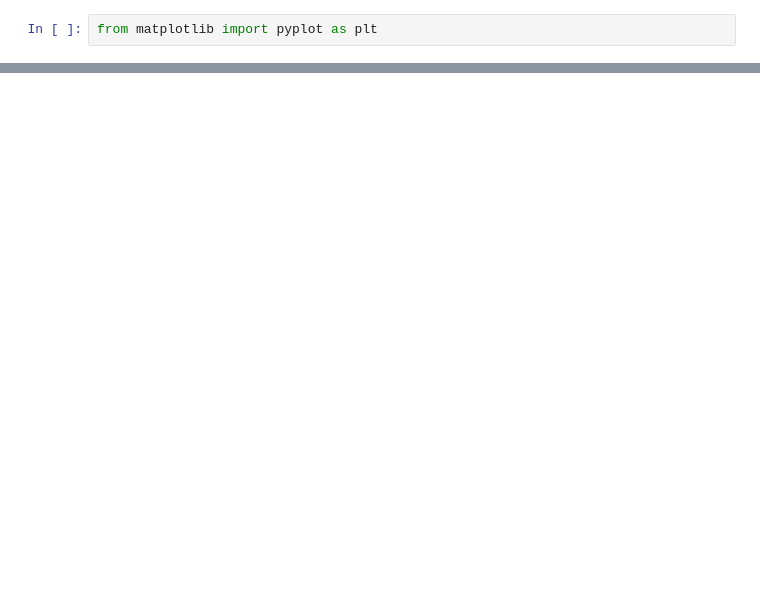
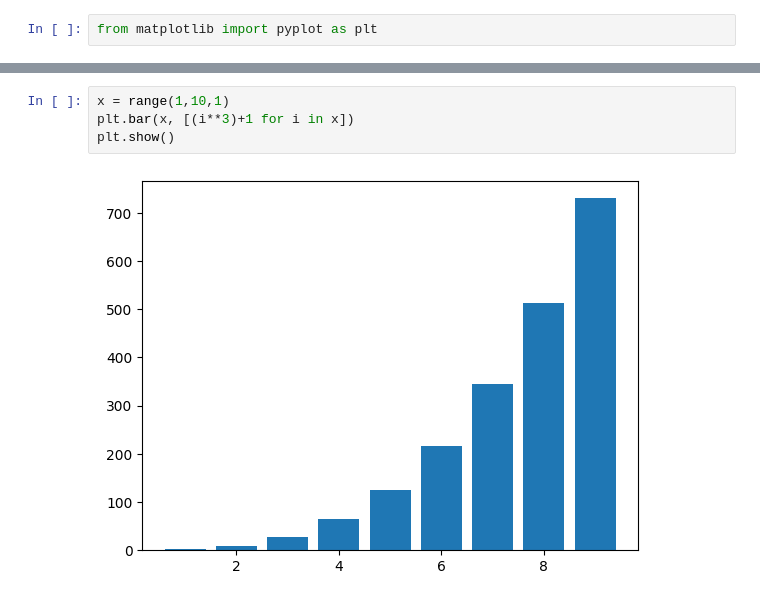
Before and after one commit to Bruno-TMS/pos_data_science_ml, a Jupyter notebook: m1_estatistica_computacional/estudo_matpoltlib.ipynb, the cells around one changed output, grey strips where cells are left out. Cells and saved outputs as stored; diff of their text form; blank space fills up the shorter version.

```diff
--- a/m1_estatistica_computacional/estudo_matpoltlib.ipynb
+++ b/m1_estatistica_computacional/estudo_matpoltlib.ipynb
@@ -16,0 +24,6 @@ plt.show(block=True)
+# %%
+x = range(1,10,1)
+plt.bar(x, [(i**3)+1 for i in x])
+plt.show()
+# %% [output]
+[figure, added]
```
Also changed, not shown: parts of 2 cells of this notebook.
